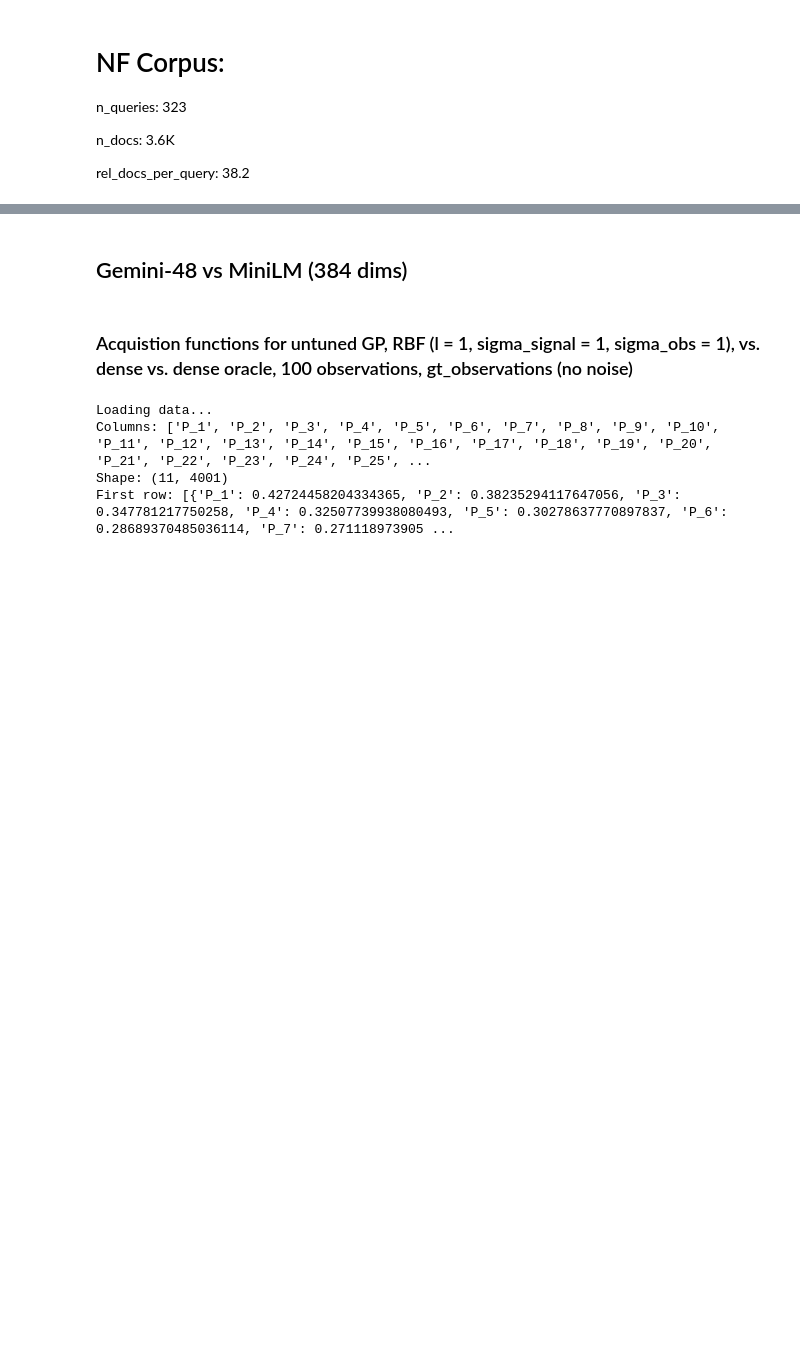
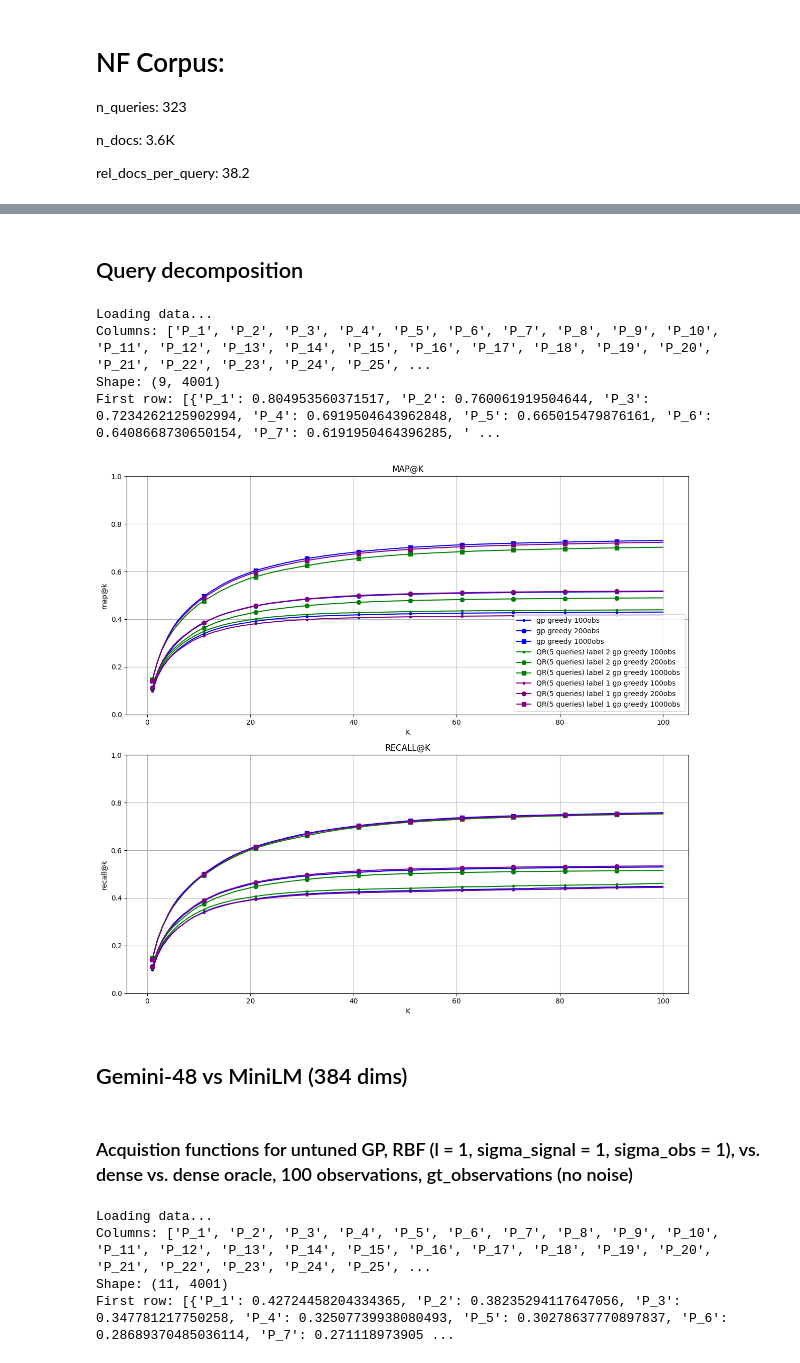
Before and after one commit to D3Mlab/nl-pe, a Jupyter notebook: notebooks/plots/trec.ipynb, the cells around one changed output, grey strips where cells are left out. Saved outputs shown, nothing was run; the diff lists cells and outputs as text; code cells hidden in the pictures; blank space fills up the shorter version.

```diff
--- a/notebooks/plots/trec.ipynb
+++ b/notebooks/plots/trec.ipynb
@@ -24,3 +57,54 @@ rel_docs_per_query: 38.2
+# %% [markdown]
+## Query decomposition
+# %%
+method_paths =  [
+                'trials/ir/nfcorpus/gp/untuned/miniLM/no_refit/gr-eps/0',
+                'trials/ir/nfcorpus/gp/untuned/miniLM/no_refit/gr-eps/0-200obs',
+                'trials/ir/nfcorpus/gp/untuned/miniLM/no_refit/1000_obs/gr-eps/0',
+                'trials/ir/nfcorpus/gp/untuned/miniLM/no_refit/q-reform/gr-eps/0-label-2',
+                'trials/ir/nfcorpus/gp/untuned/miniLM/no_refit/q-reform/gr-eps/0-label-2-200obs',
+                'trials/ir/nfcorpus/gp/untuned/miniLM/no_refit/q-reform/gr-eps/0-label-2-1000obs',
+                'trials/ir/nfcorpus/gp/untuned/miniLM/no_refit/q-reform/gr-eps/0-label-1',
+                'trials/ir/nfcorpus/gp/untuned/miniLM/no_refit/q-reform/gr-eps/0-label-1-200obs',
+                'trials/ir/nfcorpus/gp/untuned/miniLM/no_refit/q-reform/gr-eps/0-label-1-1000obs',
+                ]
+
+
+method_names = [
+            'gp greedy 100obs',
+            'gp greedy 200obs',
+            'gp greedy 1000obs',
+            'QR(5 queries) label 2 gp greedy 100obs ',
+            'QR(5 queries) label 2 gp greedy 200obs ',
+            'QR(5 queries) label 2 gp greedy 1000obs ',
+            'QR(5 queries) label 1 gp greedy 100obs ',
+            'QR(5 queries) label 1 gp greedy 200obs ',
+            'QR(5 queries) label 1 gp greedy 1000obs ',
+]
+
+line_styles = [
+    {'linestyle': 'solid', 'color': 'blue', 'marker': '.', 'markevery': 10},
+    {'linestyle': 'solid', 'color': 'blue', 'marker': 'o', 'markevery': 10},
+    {'linestyle': 'solid', 'color': 'blue', 'marker': 's', 'markevery': 10},
+    {'linestyle': 'solid', 'color': 'green', 'marker': '.', 'markevery': 10},
+    {'linestyle': 'solid', 'color': 'green', 'marker': 'o', 'markevery': 10},
+    {'linestyle': 'solid', 'color': 'green', 'marker': 's', 'markevery': 10},
+    {'linestyle': 'solid', 'color': 'purple', 'marker': '.', 'markevery': 10},
+    {'linestyle': 'solid', 'color': 'purple', 'marker': 'o', 'markevery': 10},
+    {'linestyle': 'solid', 'color': 'purple', 'marker': 's', 'markevery': 10},
+]
+
+
+metrics = ['map', 'recall']
+
+plot_trec_metrics_vs_k(step_size=1, k=100, metrics=metrics, method_paths = method_paths, method_names=method_names, line_styles=line_styles,
+              title = "")
+# %% [output]
+Loading data...
+Columns: ['P_1', 'P_2', 'P_3', 'P_4', 'P_5', 'P_6', 'P_7', 'P_8', 'P_9', 'P_10', 'P_11', 'P_12', 'P_13', 'P_14', 'P_15', 'P_16', 'P_17', 'P_18', 'P_19', 'P_20', 'P_21', 'P_22', 'P_23', 'P_24', 'P_25', ...
+Shape: (9, 4001)
+First row: [{'P_1': 0.804953560371517, 'P_2': 0.760061919504644, 'P_3': 0.7234262125902994, 'P_4': 0.6919504643962848, 'P_5': 0.665015479876161, 'P_6': 0.6408668730650154, 'P_7': 0.6191950464396285, ' ...
+[figure, added]
 # %% [markdown]
 ## Gemini-48 vs MiniLM (384 dims)
 # %% [markdown]
```
Also changed, not shown: parts of 2 cells of this notebook, 4 other files.
